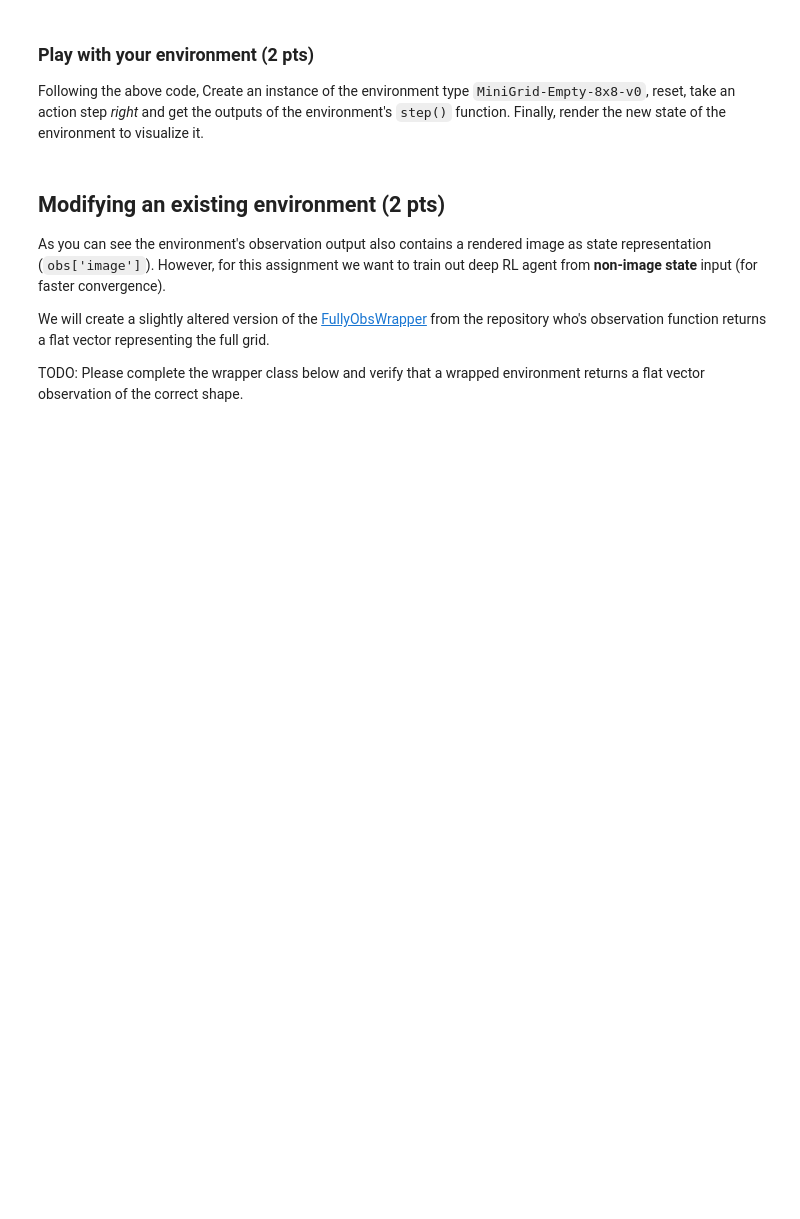
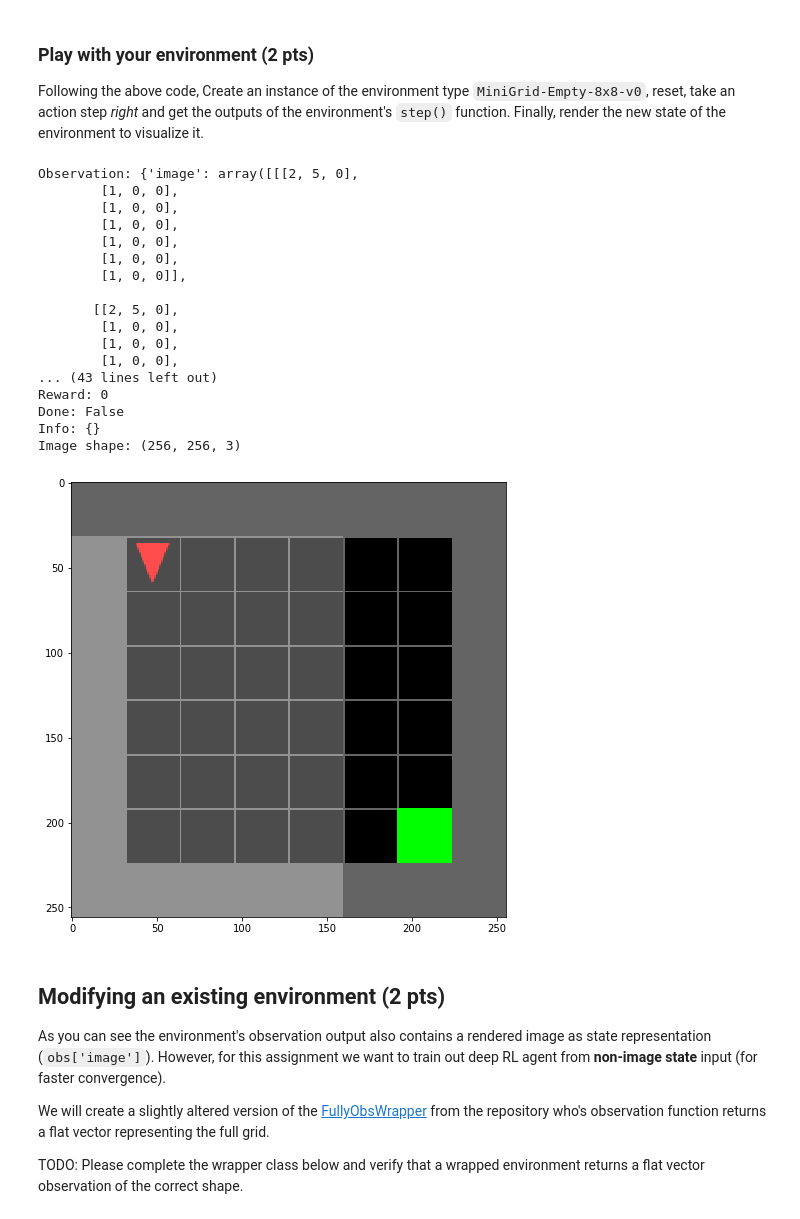
Before and after one commit to bongsang/rltest, a Jupyter notebook: p2_REINFORCE_minigrid.ipynb, the cells around one changed output. Cells and saved outputs as stored; diff of their text form; code cells hidden in the pictures; blank space fills up the shorter version.

```diff
--- a/p2_REINFORCE_minigrid.ipynb
+++ b/p2_REINFORCE_minigrid.ipynb
@@ -61,30 +64,49 @@ Following the above code, Create an instance of the environment type `MiniGrid-E
 # %%
 ################# TODO: YOUR CODE BELOW #############################
 #################  Each todo here is 1 line of code  ################
 
 # 1. Make a new environment MiniGrid-Empty-8x8-v0
-env = None
+env = gym.make('MiniGrid-Empty-8x8-v0')
 
 # 2. Reset the environment
-pass
+env.reset()
 
 # 3. Select the action right
-action = None
+action = env.actions.right
 
 # 4. Take a step in the environment and store it in appropriate variables
-pass
+obs, reward, done, info = env.step(action)
 
 # 5. Render the current state of the environment
-img = None
+img = env.render('rgb_array')
 ################# YOUR CODE ENDS HERE ###############################
 
 print('Observation:', obs)
 print('Reward:', reward)
 print('Done:', done)
 print('Info:', info)
 print('Image shape:', img.shape)
 plt.imshow(img)
 plt.show()
+# %% [output]
+Observation: {'image': array([[[2, 5, 0],
+        [1, 0, 0],
+        [1, 0, 0],
+        [1, 0, 0],
+        [1, 0, 0],
+        [1, 0, 0],
+        [1, 0, 0]],
+
+       [[2, 5, 0],
+        [1, 0, 0],
+        [1, 0, 0],
+        [1, 0, 0],
+... (43 lines left out)
+Reward: 0
+Done: False
+Info: {}
+Image shape: (256, 256, 3)
+[figure, added]
 # %% [markdown]
 ## Modifying an existing environment (2 pts)
 
```
Also changed, not shown: parts of 26 cells of this notebook, 2 other files.
